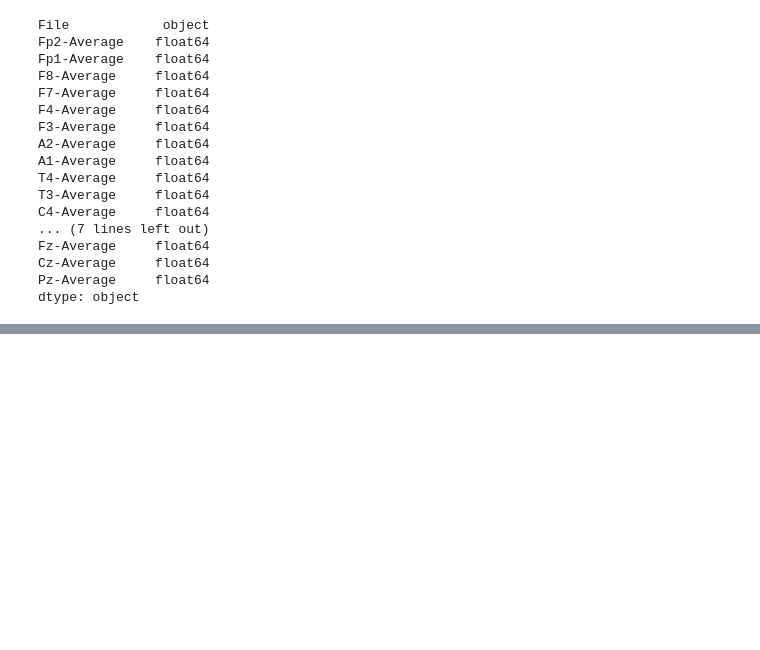
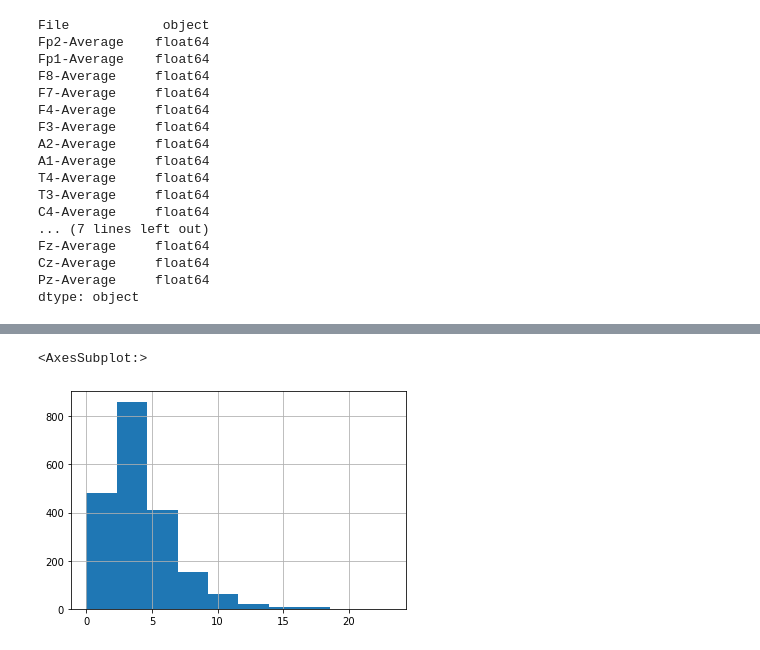
Before and after one commit to augenstern-23/eeg_smokers, a Jupyter notebook: data_exploration.ipynb, the cells around one changed output, grey strips where cells are left out. Saved outputs shown, nothing was run; the diff lists cells and outputs as text; code cells hidden in the pictures; blank space fills up the shorter version.

```diff
--- a/data_exploration.ipynb
+++ b/data_exploration.ipynb
@@ -336,0 +361,5 @@ dtype: object
+# %%
+df_beta1.mean(axis=1).hist()
+# %% [output]
+<AxesSubplot:>
+[figure, added]
```
Also changed, not shown: parts of 15 cells of this notebook.
